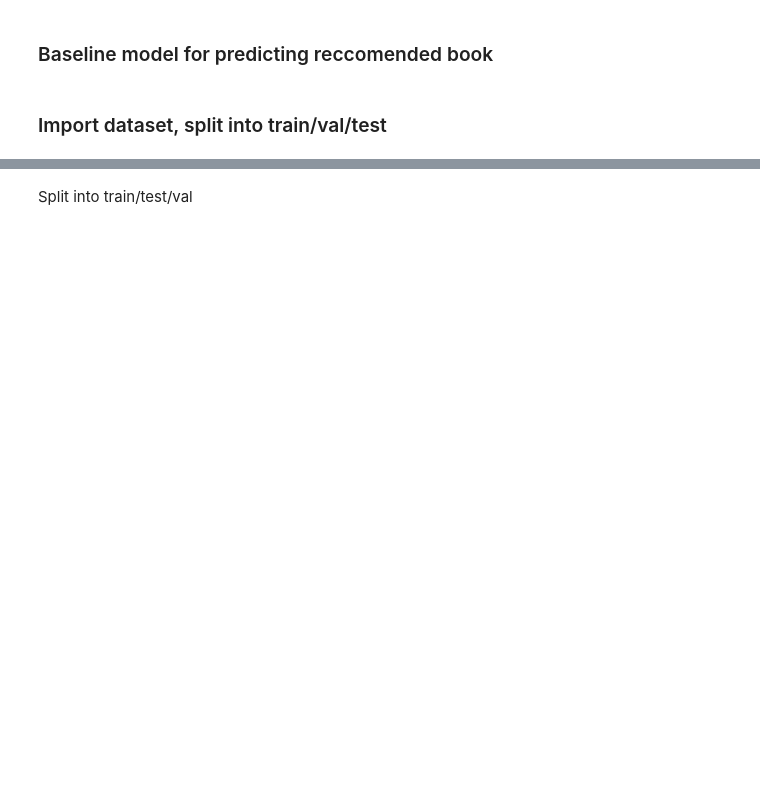
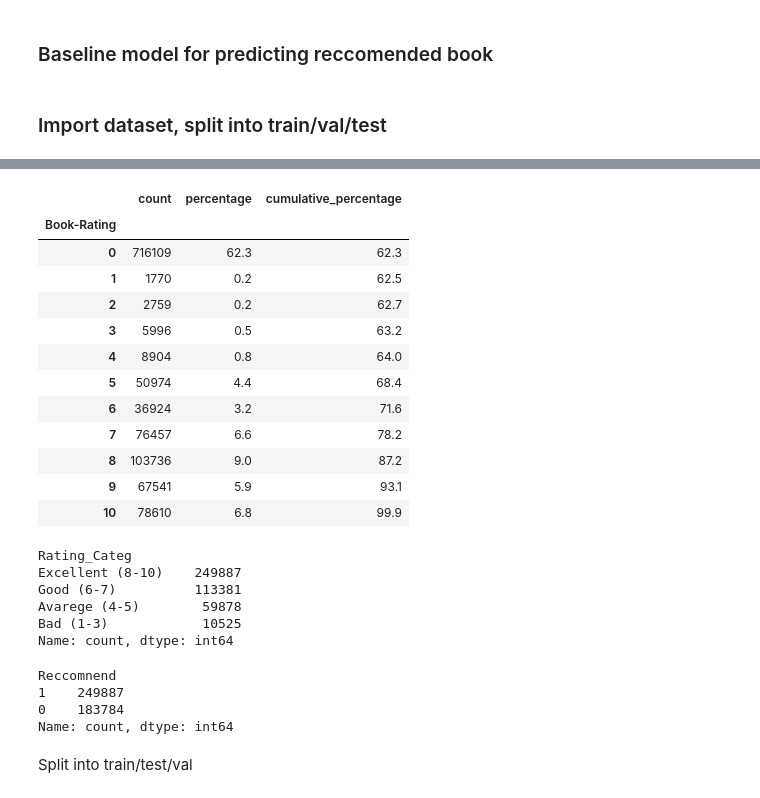
Before and after one commit to jtimko16/book-recommendation, a Jupyter notebook: notebooks/06. Baseline_model.ipynb, the cells around one changed output, grey strips where cells are left out. Drawn from its saved outputs; the diff is of its cells as text; code cells hidden in the pictures; blank space fills up the shorter version.

```diff
--- a/notebooks/06. Baseline_model.ipynb
+++ b/notebooks/06. Baseline_model.ipynb
@@ -20,0 +35,30 @@ df.head(5)
+# %%
+
+## Rating counts
+rating_counts = df['Book-Rating'].value_counts()
+
+## Sort by index
+rating_counts = pd.DataFrame(rating_counts.sort_index())
+## Calcualte percentages also and add as another column
+rating_counts['percentage'] = round(rating_counts/rating_counts.sum()*100,1)
+
+## Add cumulative percentage
+rating_counts['cumulative_percentage'] = rating_counts['percentage'].cumsum()
+
+
+
+rating_counts
+# %% [output]
+|  | count | percentage | cumulative_percentage |
+| Book-Rating |  |  |  |
+| 0 | 716109 | 62.3 | 62.3 |
+| 1 | 1770 | 0.2 | 62.5 |
+| 2 | 2759 | 0.2 | 62.7 |
+| 3 | 5996 | 0.5 | 63.2 |
+| 4 | 8904 | 0.8 | 64.0 |
+| 5 | 50974 | 4.4 | 68.4 |
+| 6 | 36924 | 3.2 | 71.6 |
+| 7 | 76457 | 6.6 | 78.2 |
+| 8 | 103736 | 9.0 | 87.2 |
+| 9 | 67541 | 5.9 | 93.1 |
+| 10 | 78610 | 6.8 | 99.9 |
@@ -21,3 +69,21 @@ df.head(5)
+# %%
+## Remove not rated
+df = df[df['Rating_Categ'] != 'Not rated']
+df['Rating_Categ'].value_counts()
+# %% [output]
+Rating_Categ
+Excellent (8-10)    249887
+Good (6-7)          113381
+Avarege (4-5)        59878
+Bad (1-3)            10525
+Name: count, dtype: int64
+# %%
+df['Reccomnend'].value_counts()
+# %% [output]
+Reccomnend
+1    249887
+0    183784
+Name: count, dtype: int64
 # %% [markdown]
 Split into train/test/val
 # %%
```
Also changed, not shown: parts of 16 cells of this notebook.
